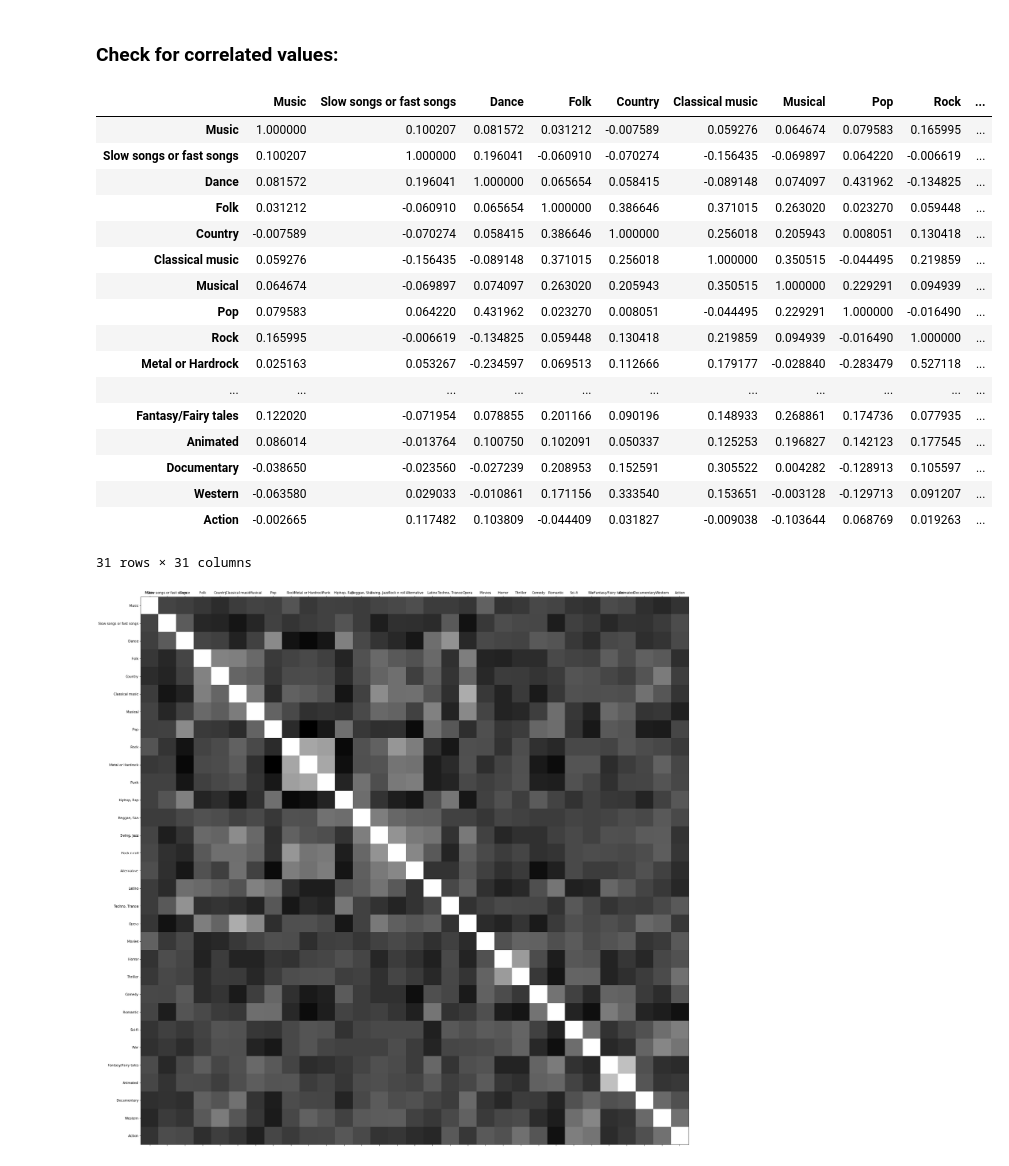
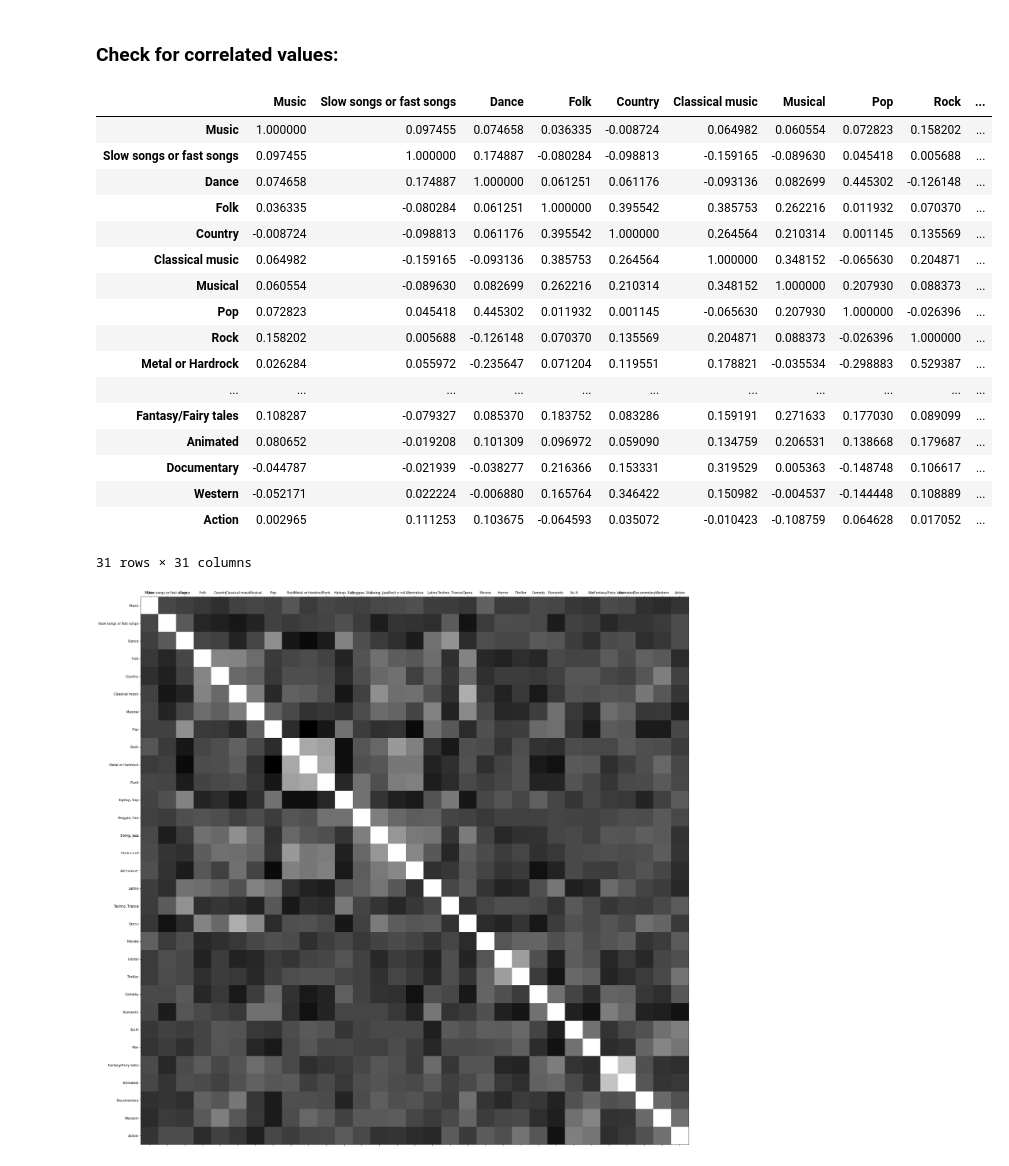
Before and after one commit to powsianik/CSD, a Jupyter notebook: JupyterNotebooks/HelloWorldNotebook.ipynb, the cells around one changed output. Saved outputs shown, nothing was run; the diff lists cells and outputs as text; code cells hidden in the pictures.

```diff
--- a/JupyterNotebooks/HelloWorldNotebook.ipynb
+++ b/JupyterNotebooks/HelloWorldNotebook.ipynb
@@ -197,24 +215,24 @@ def visualise_correlations(data_frame, size = 10):
     plt.xticks(range(len(correlations.columns)), correlations.columns)
     plt.yticks(range(len(correlations.columns)), correlations.columns)
 # %%
-dFrame.corr()
+dFrame_without_null.corr()
 # %% [output]
 |  | Music | Slow songs or fast songs | Dance | Folk | Country | Classical music | Musical | Pop | Rock | ... |
-| Music | 1.000000 | 0.100207 | 0.081572 | 0.031212 | -0.007589 | 0.059276 | 0.064674 | 0.079583 | 0.165995 | ... |
-| Slow songs or fast songs | 0.100207 | 1.000000 | 0.196041 | -0.060910 | -0.070274 | -0.156435 | -0.069897 | 0.064220 | -0.006619 | ... |
-| Dance | 0.081572 | 0.196041 | 1.000000 | 0.065654 | 0.058415 | -0.089148 | 0.074097 | 0.431962 | -0.134825 | ... |
-| Folk | 0.031212 | -0.060910 | 0.065654 | 1.000000 | 0.386646 | 0.371015 | 0.263020 | 0.023270 | 0.059448 | ... |
-| Country | -0.007589 | -0.070274 | 0.058415 | 0.386646 | 1.000000 | 0.256018 | 0.205943 | 0.008051 | 0.130418 | ... |
-| Classical music | 0.059276 | -0.156435 | -0.089148 | 0.371015 | 0.256018 | 1.000000 | 0.350515 | -0.044495 | 0.219859 | ... |
-| Musical | 0.064674 | -0.069897 | 0.074097 | 0.263020 | 0.205943 | 0.350515 | 1.000000 | 0.229291 | 0.094939 | ... |
-| Pop | 0.079583 | 0.064220 | 0.431962 | 0.023270 | 0.008051 | -0.044495 | 0.229291 | 1.000000 | -0.016490 | ... |
-| Rock | 0.165995 | -0.006619 | -0.134825 | 0.059448 | 0.130418 | 0.219859 | 0.094939 | -0.016490 | 1.000000 | ... |
-| Metal or Hardrock | 0.025163 | 0.053267 | -0.234597 | 0.069513 | 0.112666 | 0.179177 | -0.028840 | -0.283479 | 0.527118 | ... |
+| Music | 1.000000 | 0.097455 | 0.074658 | 0.036335 | -0.008724 | 0.064982 | 0.060554 | 0.072823 | 0.158202 | ... |
+| Slow songs or fast songs | 0.097455 | 1.000000 | 0.174887 | -0.080284 | -0.098813 | -0.159165 | -0.089630 | 0.045418 | 0.005688 | ... |
+| Dance | 0.074658 | 0.174887 | 1.000000 | 0.061251 | 0.061176 | -0.093136 | 0.082699 | 0.445302 | -0.126148 | ... |
+| Folk | 0.036335 | -0.080284 | 0.061251 | 1.000000 | 0.395542 | 0.385753 | 0.262216 | 0.011932 | 0.070370 | ... |
+| Country | -0.008724 | -0.098813 | 0.061176 | 0.395542 | 1.000000 | 0.264564 | 0.210314 | 0.001145 | 0.135569 | ... |
+| Classical music | 0.064982 | -0.159165 | -0.093136 | 0.385753 | 0.264564 | 1.000000 | 0.348152 | -0.065630 | 0.204871 | ... |
+| Musical | 0.060554 | -0.089630 | 0.082699 | 0.262216 | 0.210314 | 0.348152 | 1.000000 | 0.207930 | 0.088373 | ... |
+| Pop | 0.072823 | 0.045418 | 0.445302 | 0.011932 | 0.001145 | -0.065630 | 0.207930 | 1.000000 | -0.026396 | ... |
+| Rock | 0.158202 | 0.005688 | -0.126148 | 0.070370 | 0.135569 | 0.204871 | 0.088373 | -0.026396 | 1.000000 | ... |
+| Metal or Hardrock | 0.026284 | 0.055972 | -0.235647 | 0.071204 | 0.119551 | 0.178821 | -0.035534 | -0.298883 | 0.529387 | ... |
 | ... | ... | ... | ... | ... | ... | ... | ... | ... | ... | ... |
-| Fantasy/Fairy tales | 0.122020 | -0.071954 | 0.078855 | 0.201166 | 0.090196 | 0.148933 | 0.268861 | 0.174736 | 0.077935 | ... |
-| Animated | 0.086014 | -0.013764 | 0.100750 | 0.102091 | 0.050337 | 0.125253 | 0.196827 | 0.142123 | 0.177545 | ... |
-| Documentary | -0.038650 | -0.023560 | -0.027239 | 0.208953 | 0.152591 | 0.305522 | 0.004282 | -0.128913 | 0.105597 | ... |
-| Western | -0.063580 | 0.029033 | -0.010861 | 0.171156 | 0.333540 | 0.153651 | -0.003128 | -0.129713 | 0.091207 | ... |
-| Action | -0.002665 | 0.117482 | 0.103809 | -0.044409 | 0.031827 | -0.009038 | -0.103644 | 0.068769 | 0.019263 | ... |
+| Fantasy/Fairy tales | 0.108287 | -0.079327 | 0.085370 | 0.183752 | 0.083286 | 0.159191 | 0.271633 | 0.177030 | 0.089099 | ... |
+| Animated | 0.080652 | -0.019208 | 0.101309 | 0.096972 | 0.059090 | 0.134759 | 0.206531 | 0.138668 | 0.179687 | ... |
+| Documentary | -0.044787 | -0.021939 | -0.038277 | 0.216366 | 0.153331 | 0.319529 | 0.005363 | -0.148748 | 0.106617 | ... |
+| Western | -0.052171 | 0.022224 | -0.006880 | 0.165764 | 0.346422 | 0.150982 | -0.004537 | -0.144448 | 0.108889 | ... |
+| Action | 0.002965 | 0.111253 | 0.103675 | -0.064593 | 0.035072 | -0.010423 | -0.108759 | 0.064628 | 0.017052 | ... |
 31 rows × 31 columns
 # %%
```
Also changed, not shown: parts of 12 cells of this notebook.
